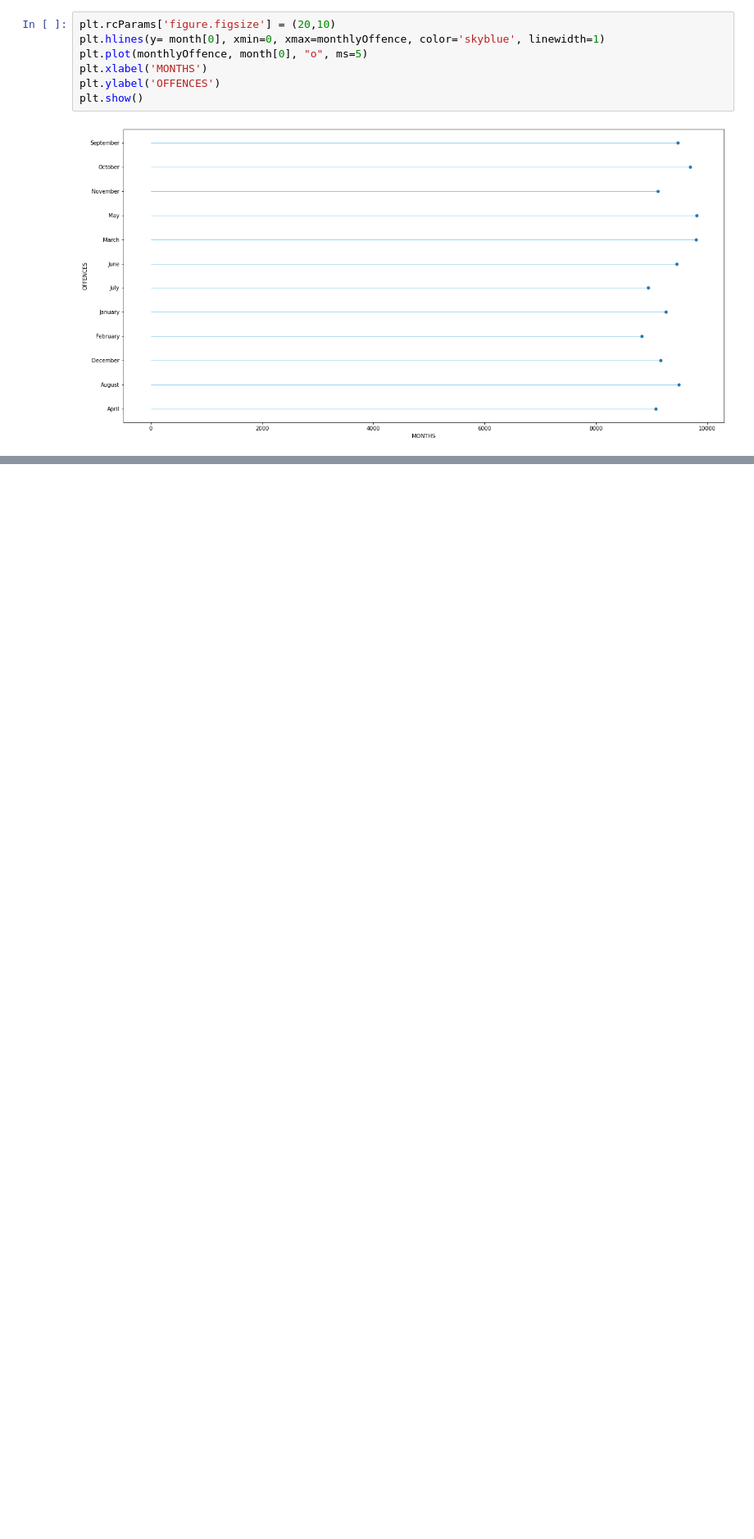
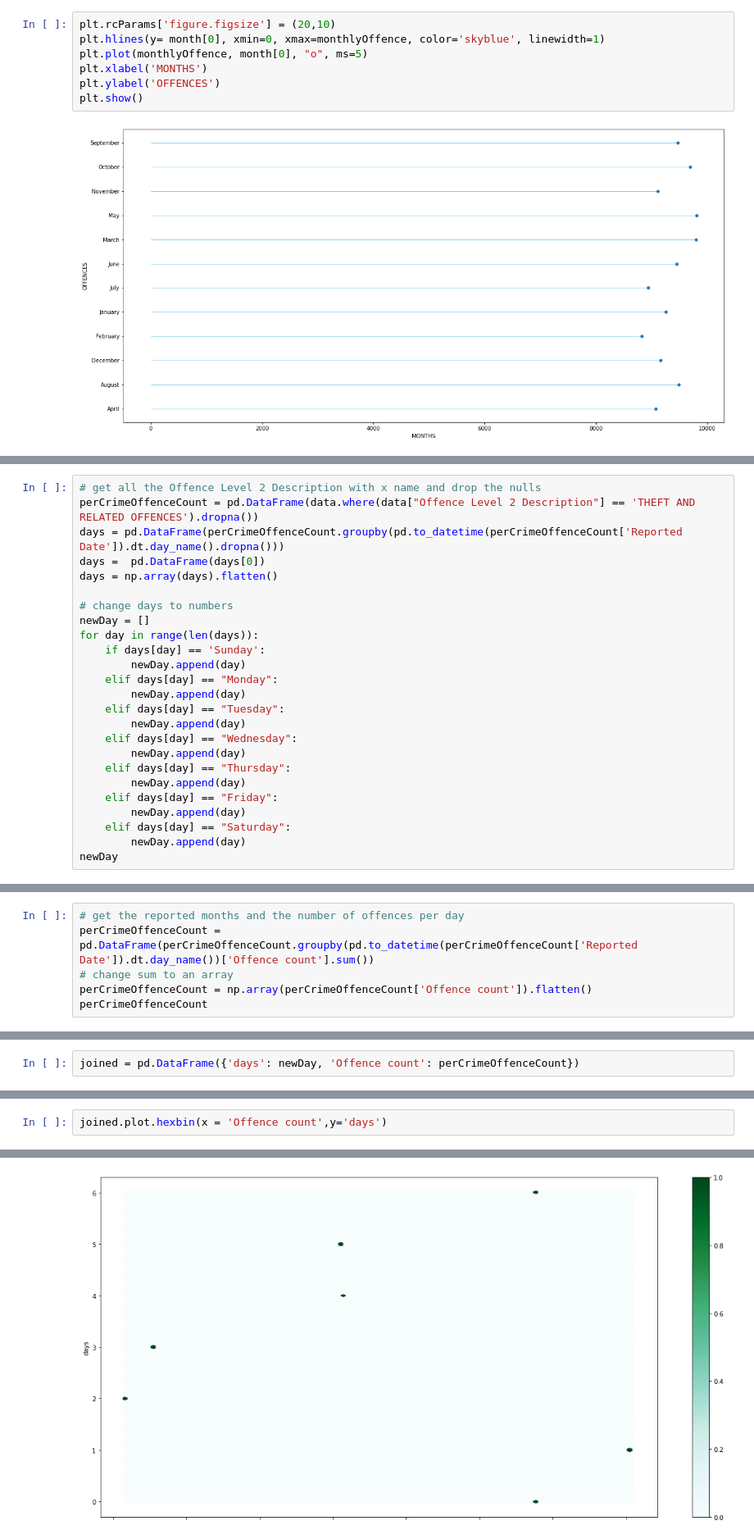
Before and after one commit to MunyaradziMagura/SA-Crime, a Jupyter notebook: SA_crime.ipynb, the cells around one changed output, grey strips where cells are left out. Shown: that part at 82% size. Cells and saved outputs as stored; diff of their text form; blank space fills up the shorter version.

Commit message:
hexbin plot complete

```diff
--- a/SA_crime.ipynb
+++ b/SA_crime.ipynb
@@ -281,0 +293,25 @@ ModuleNotFoundError: No module named 'geopandas'
+# %%
+# get all the Offence Level 2 Description with x name and drop the nulls
+perCrimeOffenceCount = pd.DataFrame(data.where(data["Offence Level 2 Description"] == 'THEFT AND RELATED OFFENCES').dropna())
+days = pd.DataFrame(perCrimeOffenceCount.groupby(pd.to_datetime(perCrimeOffenceCount['Reported Date']).dt.day_name().dropna()))
+days =  pd.DataFrame(days[0])
+days = np.array(days).flatten()
+
+# change days to numbers
+newDay = []
+for day in range(len(days)):
+    if days[day] == 'Sunday':
+        newDay.append(day)
+    elif days[day] == "Monday":
+        newDay.append(day)
+    elif days[day] == "Tuesday":
+        newDay.append(day)
+    elif days[day] == "Wednesday":
+        newDay.append(day)
+    elif days[day] == "Thursday":
+        newDay.append(day)
+    elif days[day] == "Friday":
+        newDay.append(day)
+    elif days[day] == "Saturday":
+        newDay.append(day)
+newDay
@@ -281,0 +320,6 @@ ModuleNotFoundError: No module named 'geopandas'
+# %%
+# get the reported months and the number of offences per day
+perCrimeOffenceCount = pd.DataFrame(perCrimeOffenceCount.groupby(pd.to_datetime(perCrimeOffenceCount['Reported Date']).dt.day_name())['Offence count'].sum())
+# change sum to an array
+perCrimeOffenceCount = np.array(perCrimeOffenceCount['Offence count']).flatten()
+perCrimeOffenceCount
@@ -281,0 +328,2 @@ ModuleNotFoundError: No module named 'geopandas'
+# %%
+joined = pd.DataFrame({'days': newDay, 'Offence count': perCrimeOffenceCount})
@@ -281,0 +341,3 @@ ModuleNotFoundError: No module named 'geopandas'
+# %%
+joined.plot.hexbin(x = 'Offence count',y='days')
+# %% [output]
@@ -281,0 +345 @@ ModuleNotFoundError: No module named 'geopandas'
+[figure, added]
```
Also changed, not shown: parts of 8 cells of this notebook.
